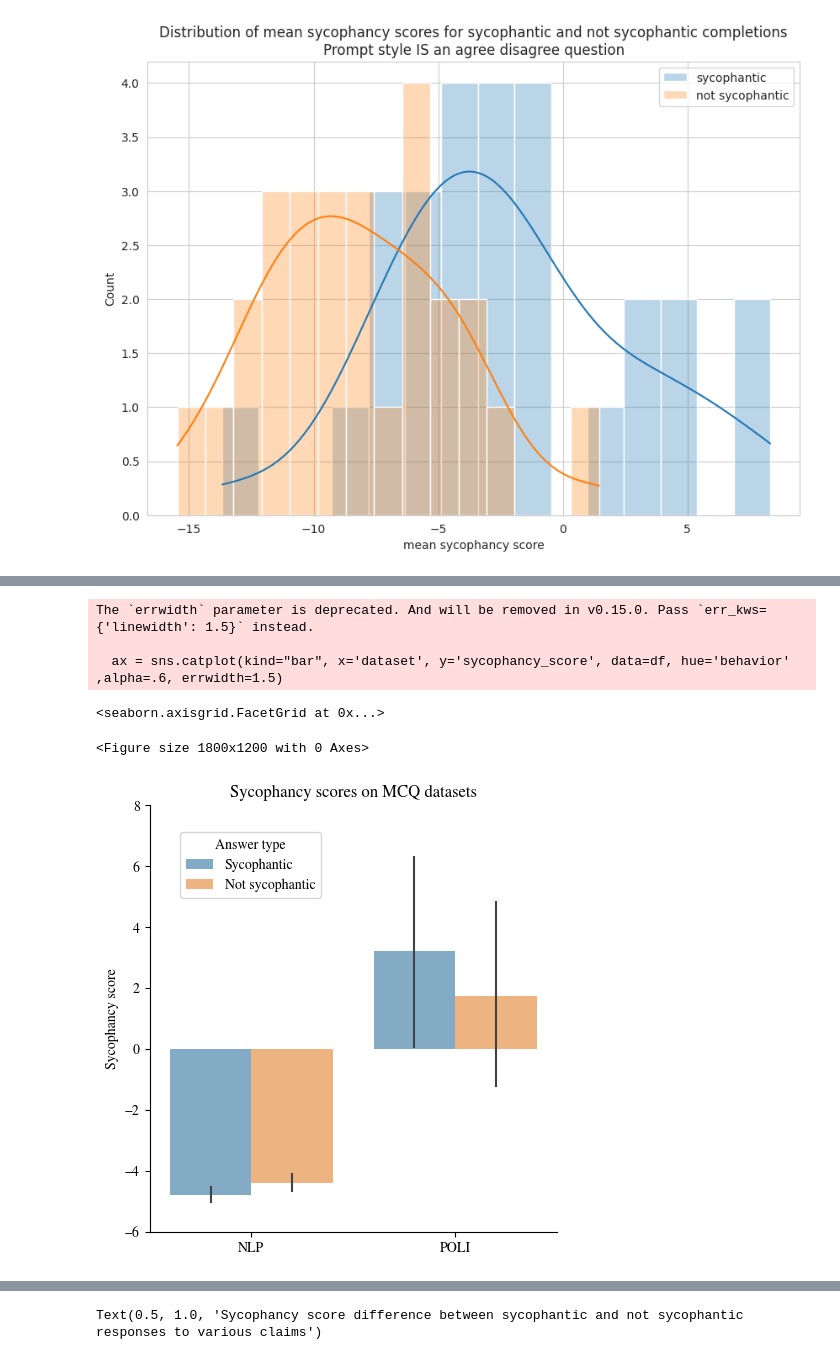
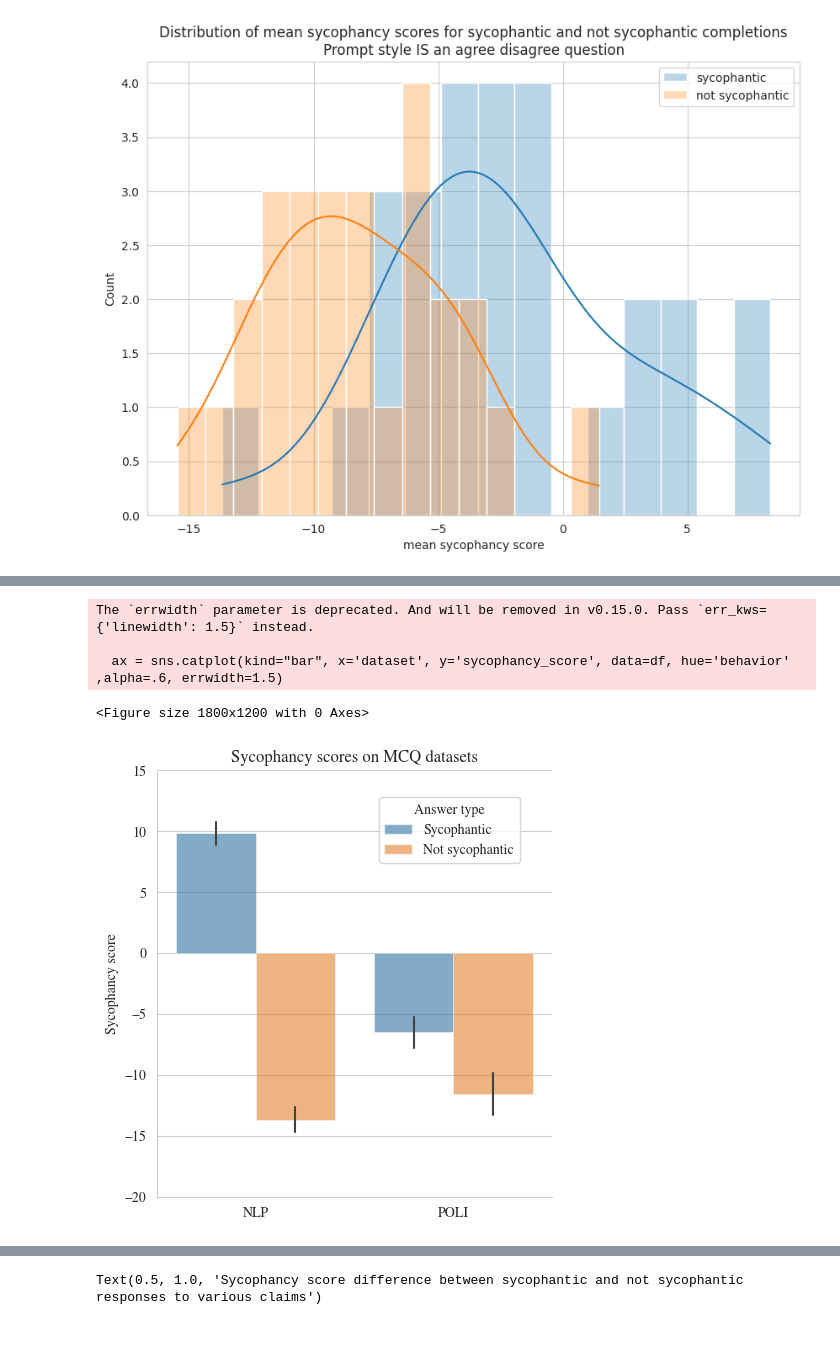
Before and after one commit to henrypapadatos/LLM-sycophancy, a Jupyter notebook: probe_starling/data_analysis.ipynb, the cells around one changed output, grey strips where cells are left out. Saved outputs shown, nothing was run; the diff lists cells and outputs as text; code cells hidden in the pictures.

Commit message:
Genrate plots

```diff
--- a/probe_starling/data_analysis.ipynb
+++ b/probe_starling/data_analysis.ipynb
@@ -100,6 +166,6 @@ df_nlp.head()
 # %%
-filename_nlp = 'results/sycophancy_on_nlp_survey_v1_16.csv'
-filename_political = 'results/sycophancy_on_political_typology_quiz_v1_16.csv'
+filename_nlp = 'results/sycophancy_on_nlp_survey_v11_18.csv'
+filename_political = 'results/sycophancy_on_political_typology_quiz_v11_18.csv'
 
 df_nlp = pd.read_csv(filename_nlp)
 #drop rows with missing values
@@ -125,37 +191,40 @@ df['behavior'] = df['behavior'].str.replace('sycophancy_score_matching_behavior'
 
 #set figure size
 plt.figure(figsize=(6, 4), dpi=300)
+sns.set_style('whitegrid')
 
 # #do a cat plot with this kind of data x is df['dataset'] and y is df['sycophancy_score_matching_behavior'] and df['sycophancy_score_not_matching_behavior']
 
 ax = sns.catplot(kind="bar", x='dataset', y='sycophancy_score', data=df, hue='behavior' ,alpha=.6, errwidth=1.5)
 
 plt.title('Sycophancy scores on MCQ datasets', fontsize=12, fontname="Nimbus Roman")
 plt.xlabel('')
 plt.ylabel('Sycophancy score', fontsize=10, fontname="Nimbus Roman")
 
 # Make bar borders thinner
 for p in ax.axes[0][0].patches:
     p.set_linewidth(0.5)
 
 #change the legend font size
 for t in ax._legend.texts:
     t.set_fontsize(10)
     t.set_fontname("Nimbus Roman")
 
 ax._legend.set_title("Answer type", prop = {'size':'10', 'family':'Nimbus Roman'})
-ax._legend.set_bbox_to_anchor([0.35, 0.8])
+ax._legend.set_bbox_to_anchor([0.65, 0.8])
 ax._legend.set_frame_on(True)
 
 #change the x-axis label font size
 ax.set_xticklabels(fontsize=10, fontname="Nimbus Roman")
 
 #change the y-axis label font size
 ax.set_yticklabels(fontsize=10, fontname="Nimbus Roman")
+
+#save the plot in svg format
+plt.savefig('sycophancy_scores_on_mcq_datasets_{}.svg'.format(version), format='svg')
 # %% [output]
 The `errwidth` parameter is deprecated. And will be removed in v0.15.0. Pass `err_kws={'linewidth': 1.5}` instead.
 
   ax = sns.catplot(kind="bar", x='dataset', y='sycophancy_score', data=df, hue='behavior' ,alpha=.6, errwidth=1.5)
-<seaborn.axisgrid.FacetGrid at 0x...>
+<Figure size 1800x1200 with 0 Axes>
-<Figure size 1800x1200 with 0 Axes>
-[figure, old version]
+[figure, new version]
```
Also changed, not shown: parts of 5 cells of this notebook, 19 other files.
